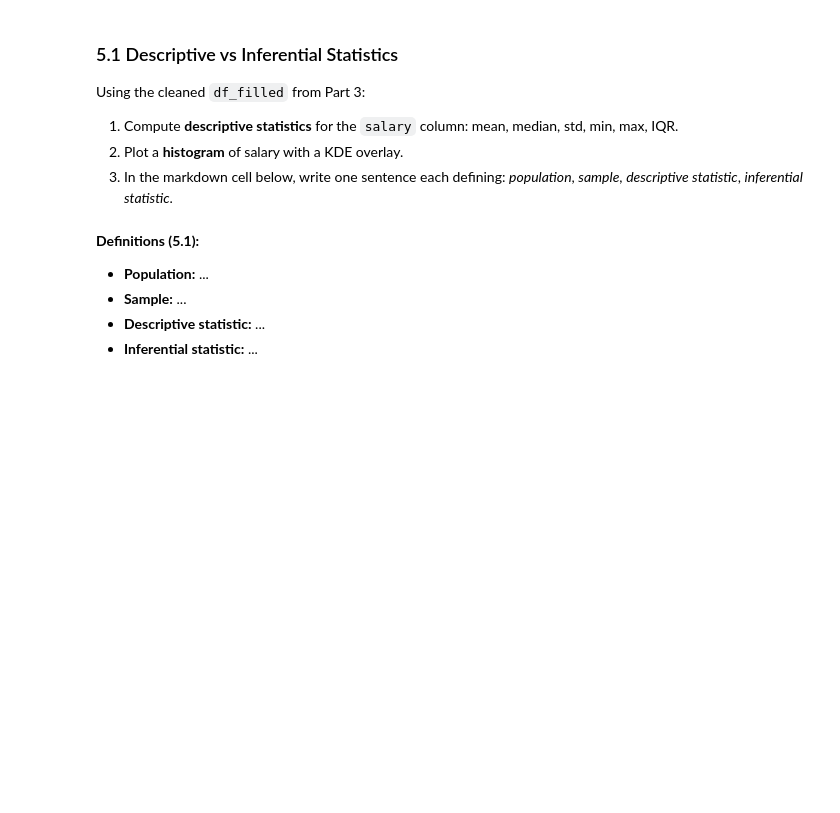
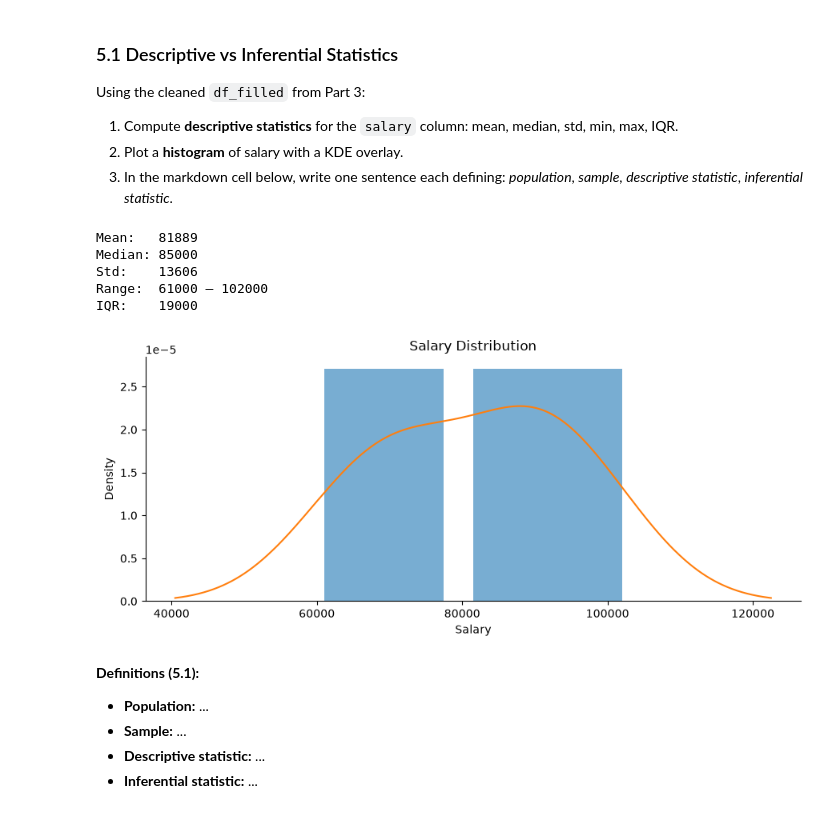
Before and after one commit to sameerwork0207/Celebal_DS_Internship, a Jupyter notebook: week1_Sameer.ipynb, the cells around one changed output. Cells and saved outputs as stored; diff of their text form; code cells hidden in the pictures; blank space fills up the shorter version.

```diff
--- a/week1_Sameer.ipynb
+++ b/week1_Sameer.ipynb
@@ -506,24 +539,33 @@ Using the cleaned `df_filled` from Part 3:
 # %%
 salary = df_filled['salary']
 
-mean_s   = None  # YOUR CODE HERE
-median_s = None  # YOUR CODE HERE
-std_s    = None  # YOUR CODE HERE
-min_s    = None  # YOUR CODE HERE
-max_s    = None  # YOUR CODE HERE
-iqr_s    = None  # YOUR CODE HERE — use np.percentile
+mean_s   = salary.mean()  # YOUR CODE HERE
+median_s = salary.median() # YOUR CODE HERE
+std_s    = salary.std()  # YOUR CODE HERE
+min_s    = salary.min()  # YOUR CODE HERE
+max_s    = salary.max()  # YOUR CODE HERE
+iqr_s    = np.percentile(salary, 75) - np.percentile(salary, 25)  # YOUR CODE HERE — use np.percentile
 
 print(f"Mean:   {mean_s:.0f}")
 print(f"Median: {median_s:.0f}")
 print(f"Std:    {std_s:.0f}")
 print(f"Range:  {min_s:.0f} – {max_s:.0f}")
 print(f"IQR:    {iqr_s:.0f}")
 
 # Histogram + KDE
 fig, ax = plt.subplots()
 # YOUR CODE HERE
+salary.plot(kind='hist', bins=10, density=True, alpha=0.6, ax=ax)
+salary.plot(kind='kde', ax=ax)
 ax.set_xlabel('Salary'); ax.set_title('Salary Distribution')
 plt.tight_layout(); plt.show()
+# %% [output]
+Mean:   81889
+Median: 85000
+Std:    13606
+Range:  61000 – 102000
+IQR:    19000
+[figure, added]
 # %% [markdown]
 **Definitions (5.1):**
 
```
Also changed, not shown: parts of 13 cells of this notebook.
